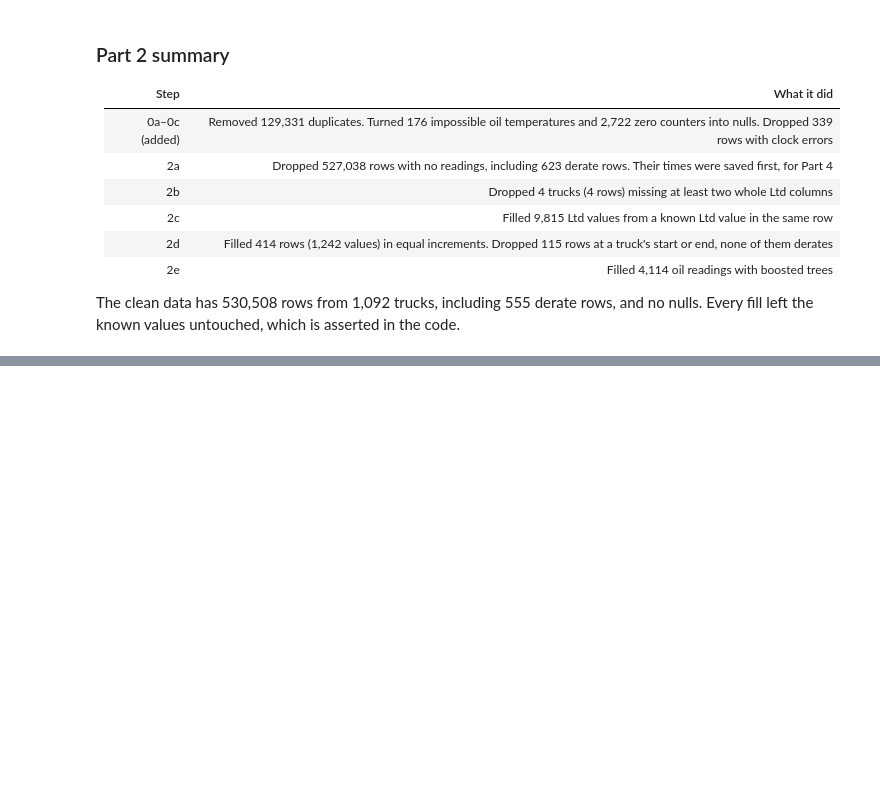
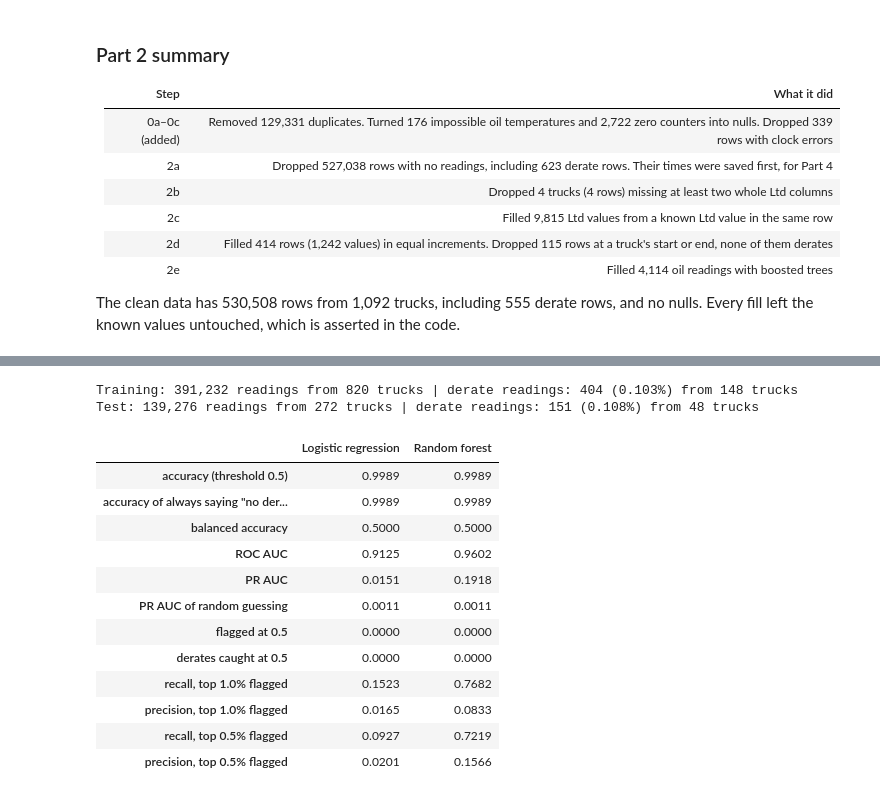
Before and after one commit to AI-for-Analytics-4/Big_NSS, a Jupyter notebook: submissions/juan_zavala/derate_prediction.ipynb, the cells around one changed output, grey strips where cells are left out. Cells and saved outputs as stored; diff of their text form; code cells hidden in the pictures; blank space fills up the shorter version.

```diff
--- a/submissions/juan_zavala/derate_prediction.ipynb
+++ b/submissions/juan_zavala/derate_prediction.ipynb
@@ -643,0 +670,63 @@ The clean data has 530,508 rows from 1,092 trucks, including 555 derate rows, an
+# %%
+# [CLAUDE] Train/test split by truck: one of 4 folds of trucks is the test set, with the derate share balanced across folds
+from sklearn.model_selection import StratifiedGroupKFold
+X, y, trucks = clean[MEASURES], clean['Derate'].astype(int), clean['EquipmentID']
+train_idx, test_idx = next(StratifiedGroupKFold(n_splits=4, shuffle=True, random_state=42).split(X, y, trucks))
+test_trucks = set(trucks.iloc[test_idx])
+assert test_trucks.isdisjoint(set(trucks.iloc[train_idx]))        # no truck is on both sides
+for name, idx in [('Training', train_idx), ('Test', test_idx)]:
+    print(f'{name}: {len(idx):,} readings from {trucks.iloc[idx].nunique()} trucks | derate readings: {int(y.iloc[idx].sum())} '
+          f'({y.iloc[idx].mean():.3%}) from {trucks.iloc[idx][y.iloc[idx] == 1].nunique()} trucks')
+# %% [output]
+Training: 391,232 readings from 820 trucks | derate readings: 404 (0.103%) from 148 trucks
+Test: 139,276 readings from 272 trucks | derate readings: 151 (0.108%) from 48 trucks
+# %%
+# [CLAUDE] Fit both models on the training trucks and score them on the test trucks
+from sklearn.pipeline import make_pipeline
+from sklearn.preprocessing import StandardScaler
+from sklearn.linear_model import LogisticRegression
+from sklearn.ensemble import RandomForestClassifier
+from sklearn.metrics import accuracy_score, balanced_accuracy_score, average_precision_score, confusion_matrix
+def logistic():
+    return make_pipeline(StandardScaler(), LogisticRegression(max_iter=1000))
+def forest():
+    return RandomForestClassifier(n_estimators=100, min_samples_leaf=20, max_samples=0.3, n_jobs=-1, random_state=42)
+def top_share(y_true, score, share):
+    # Flag the top `share` of readings by score; return (recall, precision) of those flags
+    k = max(1, int(round(share * len(score))))
+    hits = y_true[np.argsort(-score, kind='stable')[:k]].sum()
+    return hits / y_true.sum(), hits / k
+def scorecard(y_true, score):
+    y_true, score = np.asarray(y_true), np.asarray(score)
+    flagged = (score >= 0.5).astype(int)
+    tn, fp, fn, tp = confusion_matrix(y_true, flagged, labels=[0, 1]).ravel()
+    card = {'accuracy (threshold 0.5)': accuracy_score(y_true, flagged), 'accuracy of always saying "no derate"': 1 - y_true.mean(),
+            'balanced accuracy': balanced_accuracy_score(y_true, flagged), 'ROC AUC': roc_auc_score(y_true, score),
+            'PR AUC': average_precision_score(y_true, score), 'PR AUC of random guessing': y_true.mean(),
+            'flagged at 0.5': int(tp + fp), 'derates caught at 0.5': int(tp)}
+    for share in [0.01, 0.005]:
+        recall, precision = top_share(y_true, score, share)
+        card[f'recall, top {share:.1%} flagged'] = recall
+        card[f'precision, top {share:.1%} flagged'] = precision
+    return card
+X_train, y_train, X_test, y_test = X.iloc[train_idx], y.iloc[train_idx], X.iloc[test_idx], y.iloc[test_idx]
+lr_now = logistic().fit(X_train, y_train)
+rf_now = forest().fit(X_train, y_train)
+now_scores = {'Logistic regression': lr_now.predict_proba(X_test)[:, 1], 'Random forest': rf_now.predict_proba(X_test)[:, 1]}
+current = pd.DataFrame({name: scorecard(y_test, s) for name, s in now_scores.items()})
+current.to_csv('results/current_derate_metrics.csv')
+current.round(4)
+# %% [output]
+|  | Logistic regression | Random forest |
+| accuracy (threshold 0.5) | 0.9989 | 0.9989 |
+| accuracy of always saying "no der... | 0.9989 | 0.9989 |
+| balanced accuracy | 0.5000 | 0.5000 |
+| ROC AUC | 0.9125 | 0.9602 |
+| PR AUC | 0.0151 | 0.1918 |
+| PR AUC of random guessing | 0.0011 | 0.0011 |
+| flagged at 0.5 | 0.0000 | 0.0000 |
+| derates caught at 0.5 | 0.0000 | 0.0000 |
+| recall, top 1.0% flagged | 0.1523 | 0.7682 |
+| precision, top 1.0% flagged | 0.0165 | 0.0833 |
+| recall, top 0.5% flagged | 0.0927 | 0.7219 |
+| precision, top 0.5% flagged | 0.0201 | 0.1566 |
```
Also changed, not shown: parts of 11 cells of this notebook, 3 other files.
